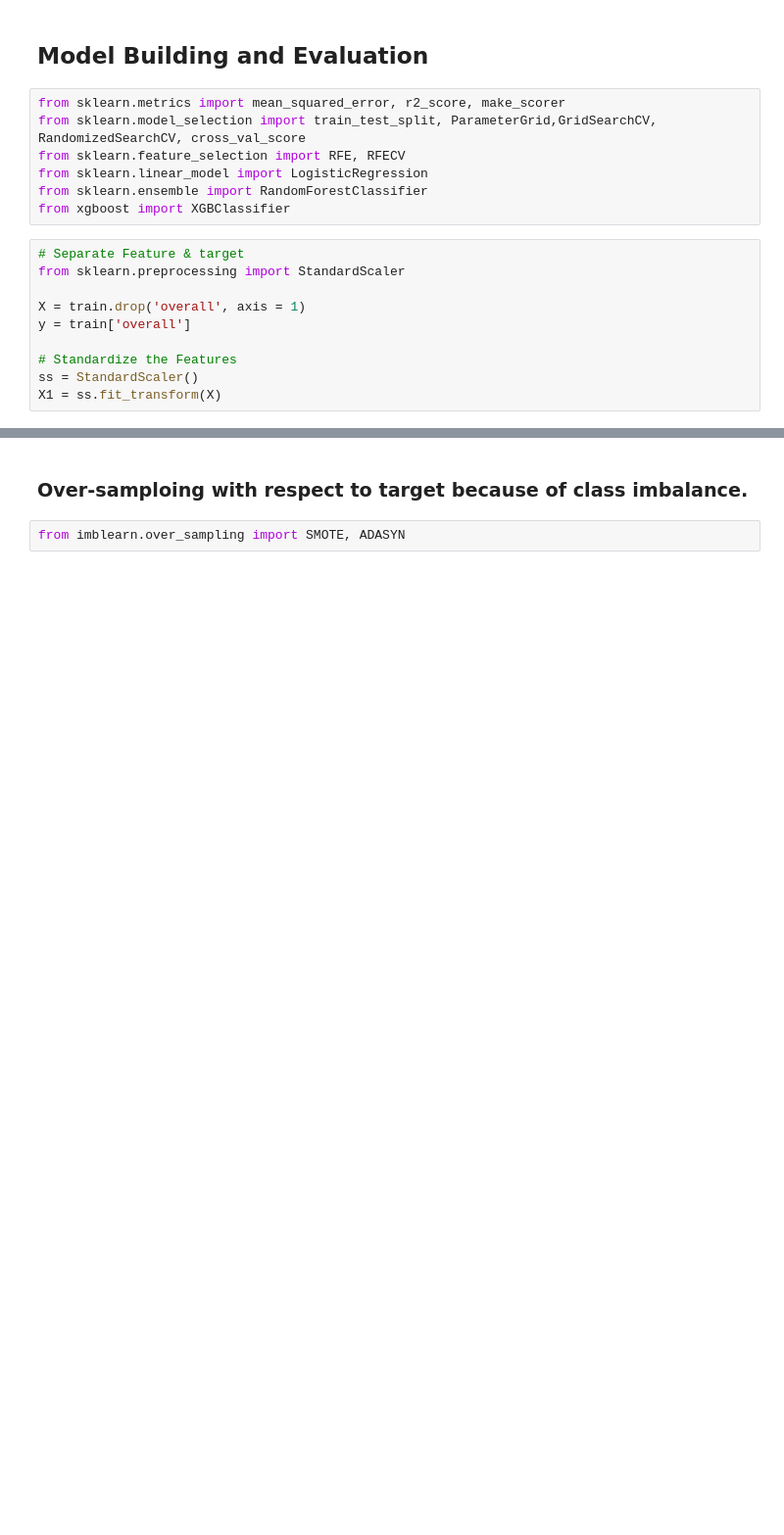
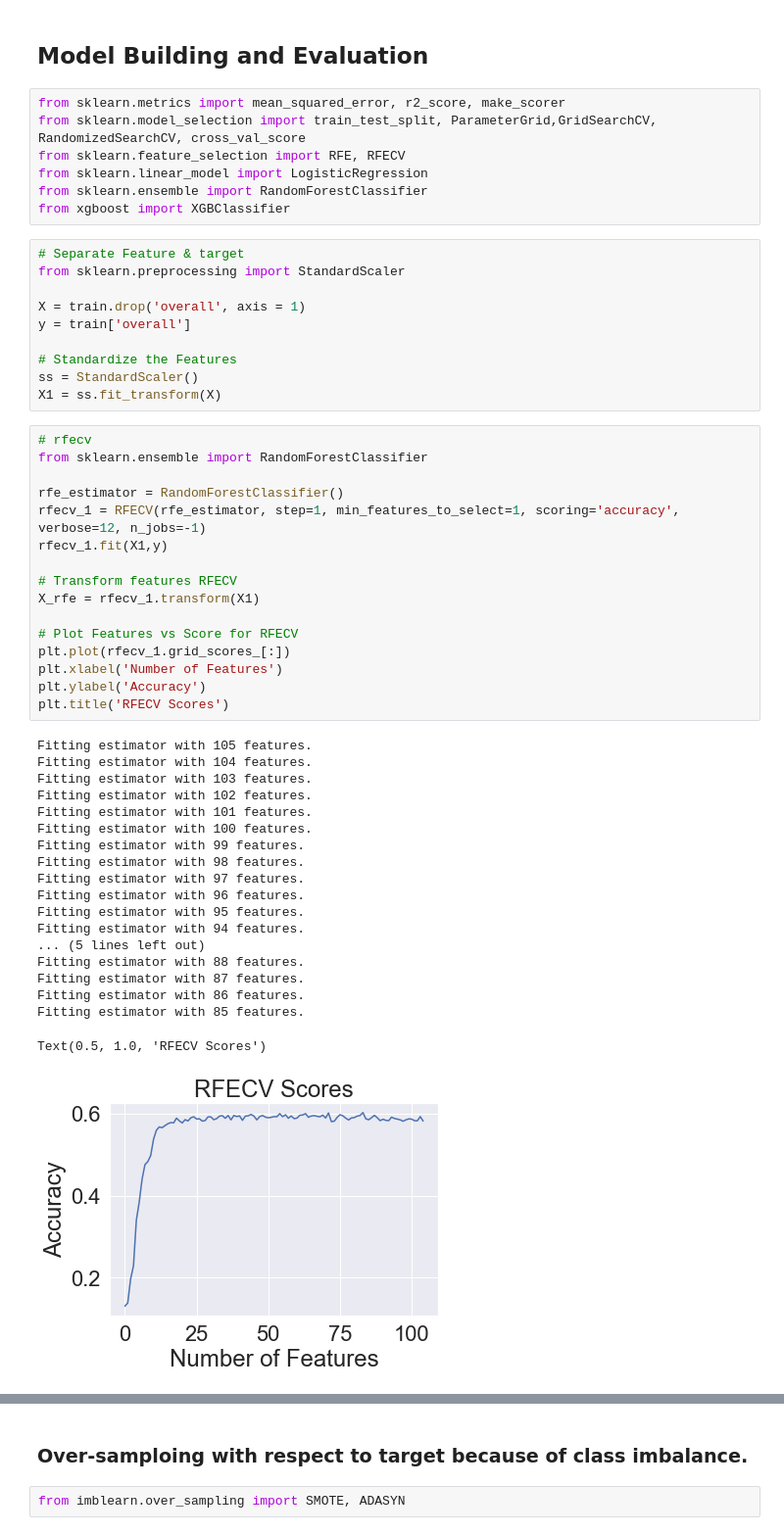
Before and after one commit to kumaranurag7/Job-Reviews-Analysis-Prediction, a Jupyter notebook: Job_reviews_ratings_analysis_and_prediction.ipynb, the cells around one changed output, grey strips where cells are left out. Shown at 98% size. Drawn from its saved outputs; the diff is of its cells as text; blank space fills up the shorter version.

```diff
--- a/Job_reviews_ratings_analysis_and_prediction.ipynb
+++ b/Job_reviews_ratings_analysis_and_prediction.ipynb
@@ -475,6 +475,42 @@ y = train['overall']
 # Standardize the Features
 ss = StandardScaler()
 X1 = ss.fit_transform(X)
+# %%
+# rfecv
+from sklearn.ensemble import RandomForestClassifier
+
+rfe_estimator = RandomForestClassifier()
+rfecv_1 = RFECV(rfe_estimator, step=1, min_features_to_select=1, scoring='accuracy', verbose=12, n_jobs=-1)
+rfecv_1.fit(X1,y)
+
+# Transform features RFECV
+X_rfe = rfecv_1.transform(X1)
+
+# Plot Features vs Score for RFECV
+plt.plot(rfecv_1.grid_scores_[:])
+plt.xlabel('Number of Features')
+plt.ylabel('Accuracy')
+plt.title('RFECV Scores')
+# %% [output]
+Fitting estimator with 105 features.
+Fitting estimator with 104 features.
+Fitting estimator with 103 features.
+Fitting estimator with 102 features.
+Fitting estimator with 101 features.
+Fitting estimator with 100 features.
+Fitting estimator with 99 features.
+Fitting estimator with 98 features.
+Fitting estimator with 97 features.
+Fitting estimator with 96 features.
+Fitting estimator with 95 features.
+Fitting estimator with 94 features.
+... (5 lines left out)
+Fitting estimator with 88 features.
+Fitting estimator with 87 features.
+Fitting estimator with 86 features.
+Fitting estimator with 85 features.
+Text(0.5, 1.0, 'RFECV Scores')
+[figure, added]
 # %%
 lr = LogisticRegression()
 rf = RandomForestClassifier(n_jobs=-1)
```
Also changed, not shown: parts of 7 cells of this notebook.
